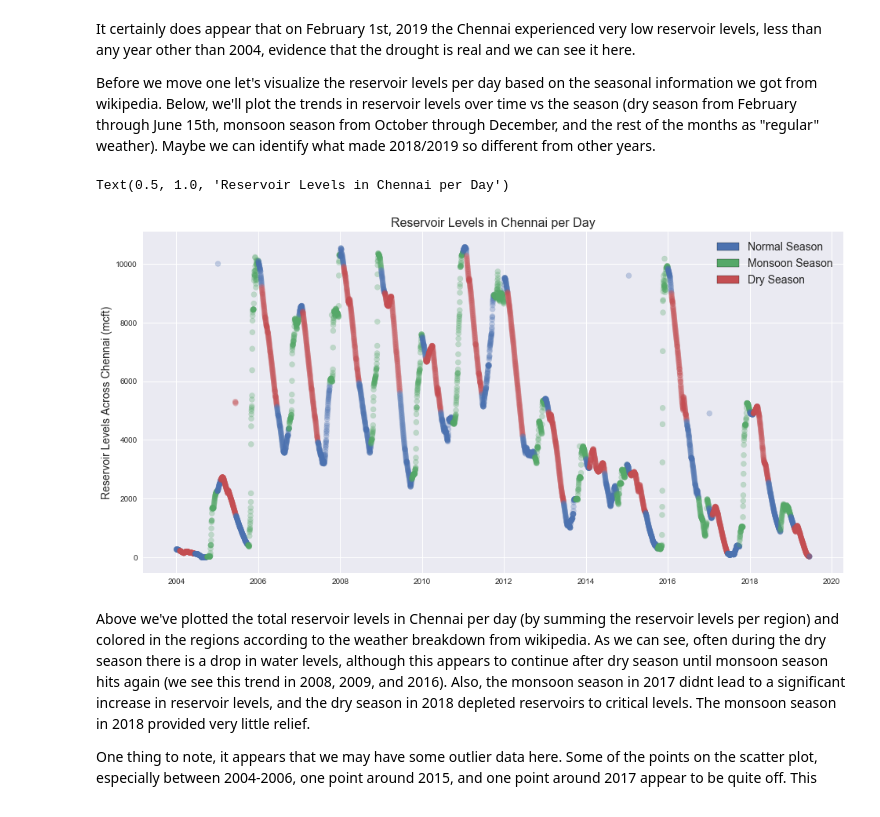
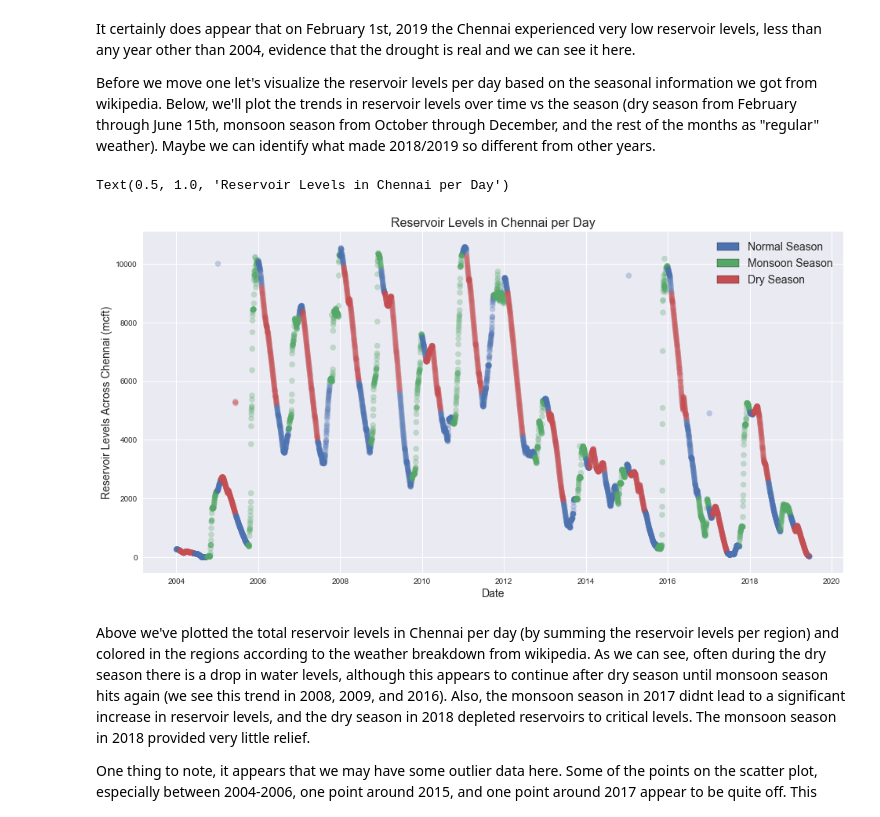
Before and after one commit to marxav0319/Chennai_Water_Management_NB, a Jupyter notebook: Chennai Water Management Exploratory Analysis.ipynb, the cells around one changed output. Cells and saved outputs as stored; diff of their text form; code cells hidden in the pictures.

```diff
--- a/Chennai Water Management Exploratory Analysis.ipynb
+++ b/Chennai Water Management Exploratory Analysis.ipynb
@@ -246,29 +246,29 @@ Before we move one let's visualize the reservoir levels per day based on the sea
 # %%
 def assign_temporal_categories(date):
     """Given a date, determines whether to color for 'Monsoon', 'Dry', or 'Regular' season."""
 
     if date.month in [2, 3, 4, 5] or date.month == 6 and date.day <= 15:
         return colors[2]
     elif date.month in [10, 11, 12]:
         return colors[1]
     else:
         return colors[0]
 
 # Plot the reservoir levels per day summed across all 4 reservoirs
 c = reservoir_levels['Date'].apply(assign_temporal_categories, colors)
 chennai_reservoirs = reservoir_levels.iloc[:, 1:].sum(axis=1)
 
 plt.figure(figsize=(16, 8))
 plt.scatter(reservoir_levels['Date'], chennai_reservoirs, color=c, alpha=0.3)
 plt.ylabel('Reservoir Levels Across Chennai (mcft)', size=14)
-plt.xlabel()
+plt.xlabel('Date', size=14)
 legend_labels = {'Normal Season':colors[0], 'Monsoon Season':colors[1], 'Dry Season':colors[2]}
 leg_el = [mpatches.Patch(facecolor=value, edgecolor='k', label=key) for key, value in legend_labels.items()]
 plt.legend(handles=leg_el, prop={'size':14})
 plt.title('Reservoir Levels in Chennai per Day', size=16)
 # %% [output]
 Text(0.5, 1.0, 'Reservoir Levels in Chennai per Day')
-[figure, old version]
+[figure, new version]
 # %% [markdown]
 Above we've plotted the total reservoir levels in Chennai per day (by summing the reservoir levels per region) and colored in the regions according to the weather breakdown from wikipedia.  As we can see, often during the dry season there is a drop in water levels, although this appears to continue after dry season until monsoon season hits again (we see this trend in 2008, 2009, and 2016).  Also, the monsoon season in 2017 didnt lead to a significant increase in reservoir levels, and the dry season in 2018 depleted reservoirs to critical levels.  The monsoon season in 2018 provided very little relief.
 
```
